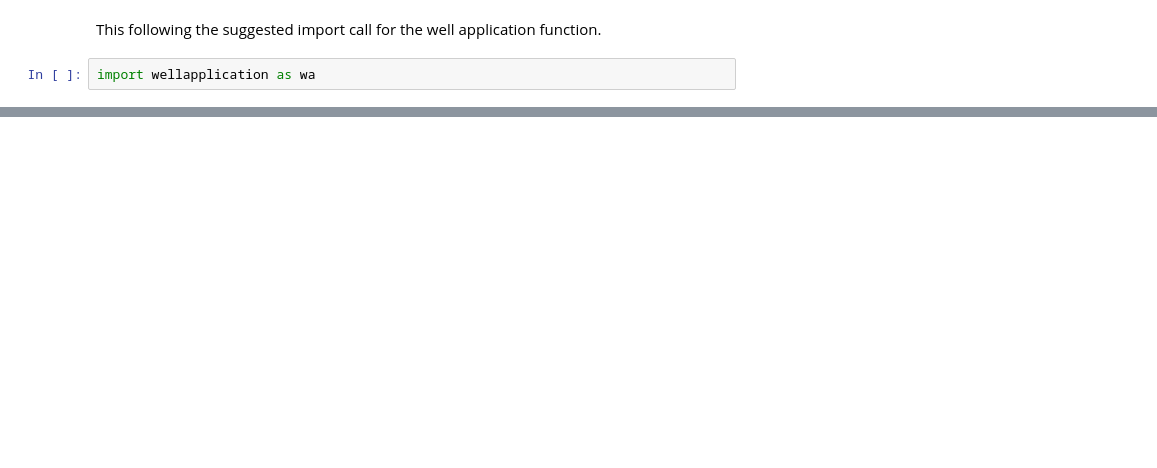
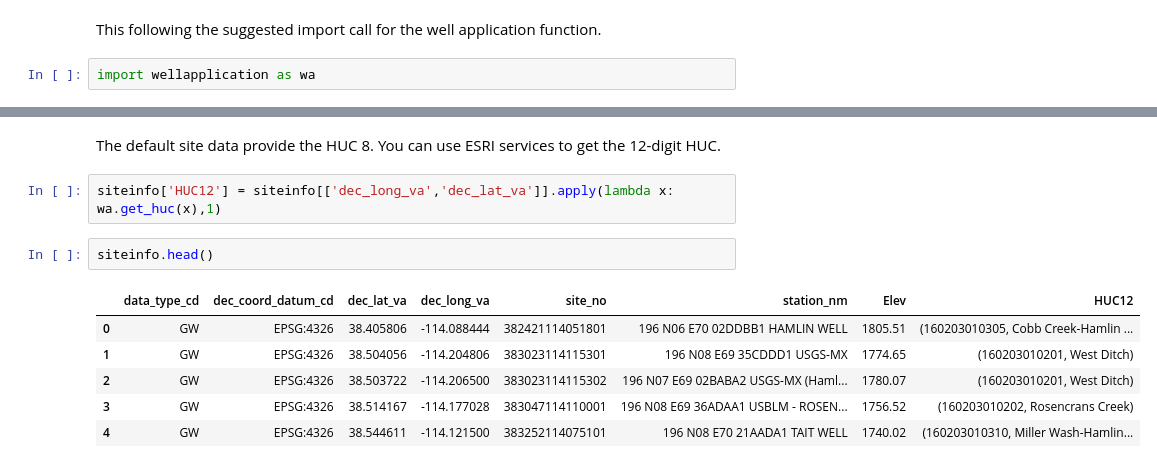
Before and after one commit to utah-geological-survey/WellApplication, a Jupyter notebook: docs/USGS_Interpolate.ipynb, the cells around one changed output, grey strips where cells are left out. Drawn from its saved outputs; the diff is of its cells as text; blank space fills up the shorter version.

```diff
--- a/docs/USGS_Interpolate.ipynb
+++ b/docs/USGS_Interpolate.ipynb
@@ -111,0 +94,13 @@ USGS.HUCplot(HUClist) #cedar city valley
+# %% [markdown]
+The default site data provide the HUC 8.  You can use ESRI services to get the 12-digit HUC.
+# %%
+siteinfo['HUC12'] = siteinfo[['dec_long_va','dec_lat_va']].apply(lambda x: wa.get_huc(x),1)
+# %%
+siteinfo.head()
+# %% [output]
+|  | data_type_cd | dec_coord_datum_cd | dec_lat_va | dec_long_va | site_no | station_nm | Elev | HUC12 |
+| 0 | GW | EPSG:4326 | 38.405806 | -114.088444 | 382421114051801 | 196 N06 E70 02DDBB1 HAMLIN WELL | 1805.51 | (160203010305, Cobb Creek-Hamlin ... |
+| 1 | GW | EPSG:4326 | 38.504056 | -114.204806 | 383023114115301 | 196 N08 E69 35CDDD1 USGS-MX | 1774.65 | (160203010201, West Ditch) |
+| 2 | GW | EPSG:4326 | 38.503722 | -114.206500 | 383023114115302 | 196 N07 E69 02BABA2 USGS-MX (Haml... | 1780.07 | (160203010201, West Ditch) |
+| 3 | GW | EPSG:4326 | 38.514167 | -114.177028 | 383047114110001 | 196 N08 E69 36ADAA1 USBLM - ROSEN... | 1756.52 | (160203010202, Rosencrans Creek) |
+| 4 | GW | EPSG:4326 | 38.544611 | -114.121500 | 383252114075101 | 196 N08 E70 21AADA1 TAIT WELL | 1740.02 | (160203010310, Miller Wash-Hamlin... |
```
Also changed, not shown: parts of 42 cells of this notebook, 3 other files.
